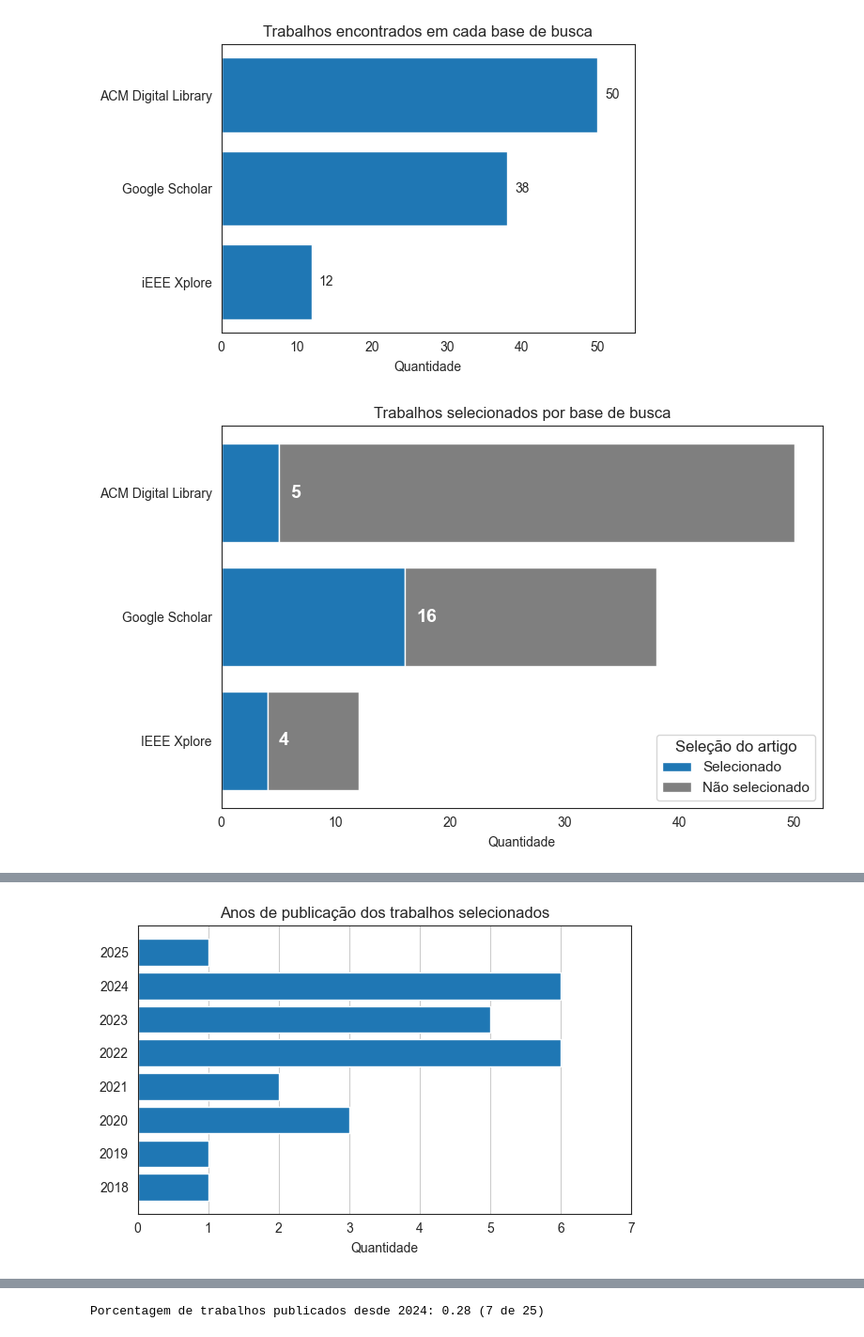
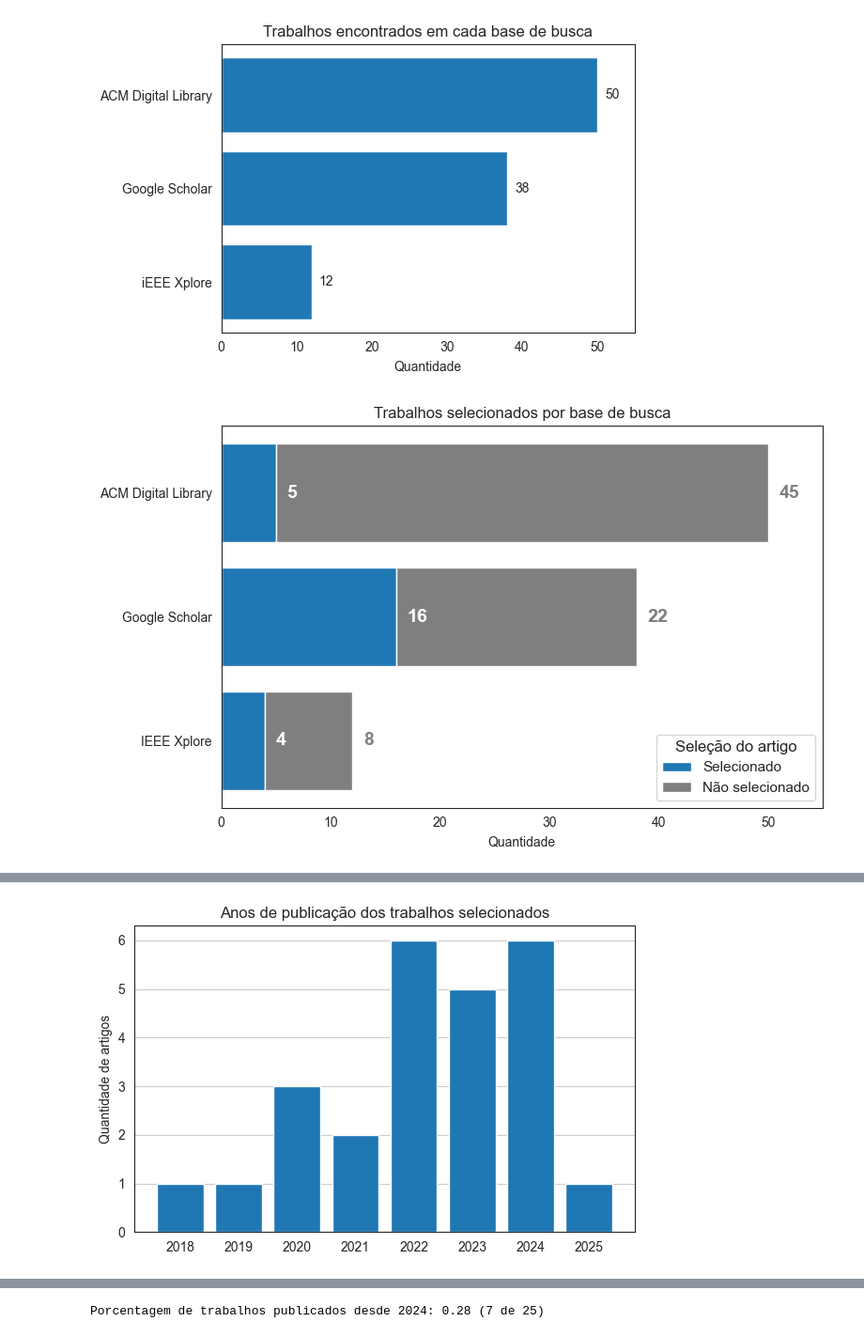
Before and after one commit to JVitorCarv/term-paper-data-analysis, a Jupyter notebook: dataviz.ipynb, the cells around one changed output, grey strips where cells are left out. Shown at 94% size. Cells and saved outputs as stored; diff of their text form; code cells hidden in the pictures.

Commit message:
Update graphs

```diff
--- a/dataviz.ipynb
+++ b/dataviz.ipynb
@@ -129,6 +129,7 @@ for label in ["Selecionado", "Não selecionado"]:
 for i in range(len(stacked_data)):
     index = stacked_data.index[i]
     incluso_width = stacked_data.loc[index, "Selecionado"]
+    nao_incluso_width = stacked_data.loc[index, "Não selecionado"]
 
     plt.text(
         x=incluso_width + 1,
@@ -140,6 +141,17 @@ for i in range(len(stacked_data)):
         fontsize=14,
     )
 
+    plt.text(
+        x=nao_incluso_width + incluso_width + 1,
+        y=i,
+        s=stacked_data.loc[index]["Não selecionado"],
+        va="center",
+        color="tab:gray",
+        fontweight="bold",
+        fontsize=14,
+    )
+max_total = (stacked_data["Selecionado"] + stacked_data["Não selecionado"]).max()
+plt.xlim(0, max_total + 5)
 plt.xlabel("Quantidade")
 plt.title("Trabalhos selecionados por base de busca")
 plt.legend(title="Seleção do artigo", fontsize=11, title_fontsize=12)
@@ -148,7 +160,7 @@ plt.tight_layout()
 plt.savefig("figures/inclusos_base.png", dpi=300, bbox_inches="tight")
 plt.show()
 # %% [output]
-[figure, old version]
+[figure, new version]
 # %%
 sel_df = dfs["papers"][dfs["papers"]["included"] == True]
 # %%
@@ -183,17 +195,16 @@ See the caveats in the documentation: https://pandas.pydata.org/pandas-docs/stab
 # %%
 counts = sel_df["year"].value_counts().sort_index()
 
 plt.figure(figsize=(6, 4))
-bars = plt.barh(counts.index, counts.values)
+bars = plt.bar(counts.index, counts.values)
 
-plt.xlabel("Quantidade")
-plt.xlim(0, counts.max() + 1)
-plt.ylabel("")
-plt.grid(axis="x")
+plt.xlabel("")
+plt.ylabel("Quantidade de artigos")
+plt.grid(axis="y")
 plt.title("Anos de publicação dos trabalhos selecionados")
 plt.tight_layout()
 
 plt.savefig("figures/anos_trabalhos_selecionados.png", dpi=300, bbox_inches="tight")
 plt.show()
 # %% [output]
-[figure, old version]
+[figure, new version]
```
Also changed, not shown: parts of 1 cell of this notebook, 3 other files.
